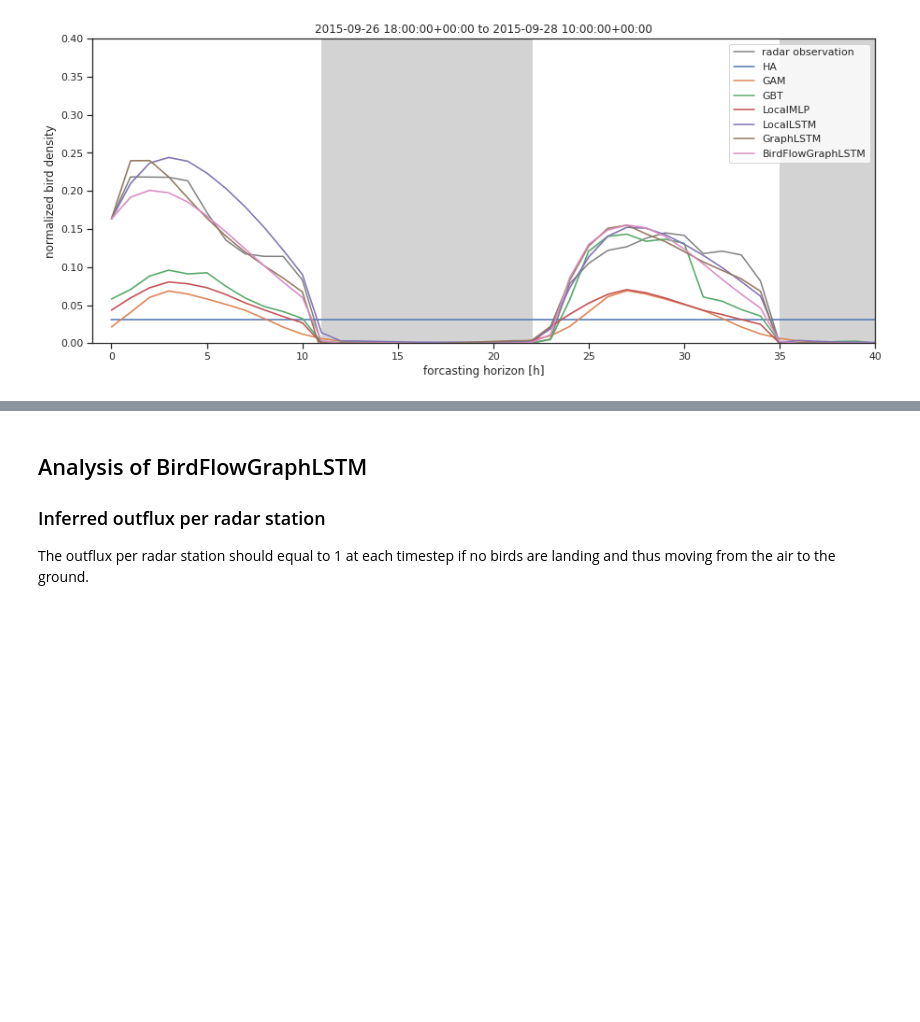
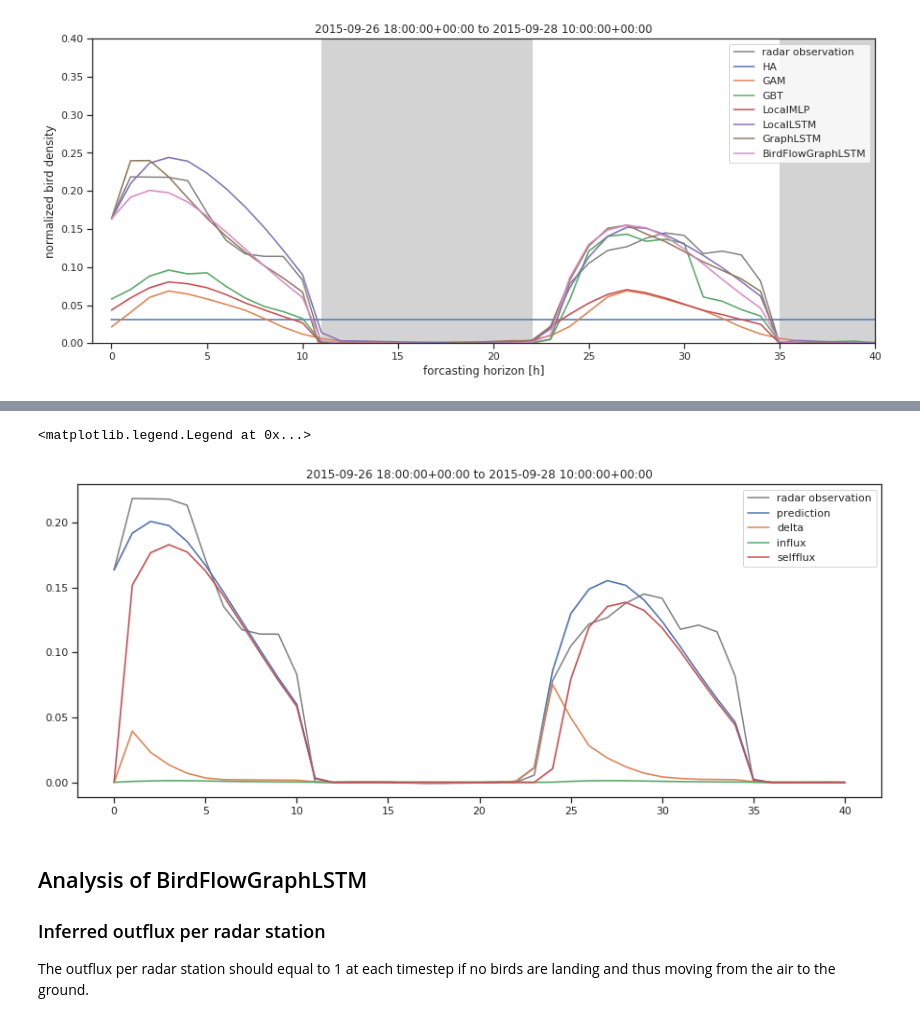
Before and after one commit to FionaLippert/birdMigration, a Jupyter notebook: notebooks/model_performance_radar.ipynb, the cells around one changed output, grey strips where cells are left out. Cells and saved outputs as stored; diff of their text form; code cells hidden in the pictures; blank space fills up the shorter version.

```diff
--- a/notebooks/model_performance_radar.ipynb
+++ b/notebooks/model_performance_radar.ipynb
@@ -228,3 +270,52 @@ results_transformed['GraphLSTM']
+# %%
+m = 'BirdFlowGraphLSTM'
+seqID = 30
+radar = 'defld'
+fig, ax = plt.subplots(figsize=(15, 6))
+
+r = results_transformed[m].query(f'seqID == {seqID} & radar == "{radar}"')
+
+r0 = r.query(f'trial == 0')
+ax.plot(range(len(r0)), r0['gt'] / bird_scales_transformed[m], label='radar observation', color='gray')
+
+all_predictions = []
+all_deltas = []
+all_fluxes = []
+all_self = []
+for trial in r.trial.unique():
+    r_t = r.query(f'trial == {trial}')
+    all_predictions.append(r_t['prediction'] / bird_scales_transformed[m])
+    all_deltas.append(r_t['delta'])
+    all_fluxes.append(r_t['influx'])
+    all_self.append(r_t['selfflux'])
+    #print(r_t['local_deltas'])
+all_predictions = np.stack(all_predictions, axis=0)
+all_deltas = np.stack(all_deltas, axis=0) #* 10
+all_fluxes = np.stack(all_fluxes, axis=0)
+all_self = np.stack(all_self, axis=0)
+
+line = ax.plot(range(all_predictions.shape[1]), all_predictions.mean(0), label='prediction')
+ax.fill_between(range(all_predictions.shape[1]), all_predictions.mean(0) - all_predictions.std(0),
+                all_predictions.mean(0) + all_predictions.std(0), color=line[0].get_color(), alpha=0.2)
+
+line = ax.plot(range(all_deltas.shape[1]), all_deltas.mean(0), label='delta')
+ax.fill_between(range(all_deltas.shape[1]), all_deltas.mean(0) - all_deltas.std(0),
+                all_deltas.mean(0) + all_deltas.std(0), color=line[0].get_color(), alpha=0.2)
+
+line = ax.plot(range(all_fluxes.shape[1]), all_fluxes.mean(0), label='influx')
+ax.fill_between(range(all_fluxes.shape[1]), all_fluxes.mean(0) - all_fluxes.std(0),
+                all_fluxes.mean(0) + all_fluxes.std(0), color=line[0].get_color(), alpha=0.2)
+
+line = ax.plot(range(all_self.shape[1]), all_self.mean(0), label='selfflux')
+ax.fill_between(range(all_self.shape[1]), all_self.mean(0) - all_self.std(0),
+                all_self.mean(0) + all_self.std(0), color=line[0].get_color(), alpha=0.2)
+
+#ax.set(ylim=(0, 0.4), xlim=(-1, 40), xlabel='forcasting horizon [h]', ylabel='normalized bird density')
+ax.set_title(f'{r0.datetime.values[0]} to {r0.datetime.values[-1]}')
+plt.legend()
+# %% [output]
+<matplotlib.legend.Legend at 0x...>
+[figure, added]
 # %% [markdown]
 ## Analysis of BirdFlowGraphLSTM
 ### Inferred outflux per radar station
```
Also changed, not shown: parts of 2 cells of this notebook, 2 other files.
